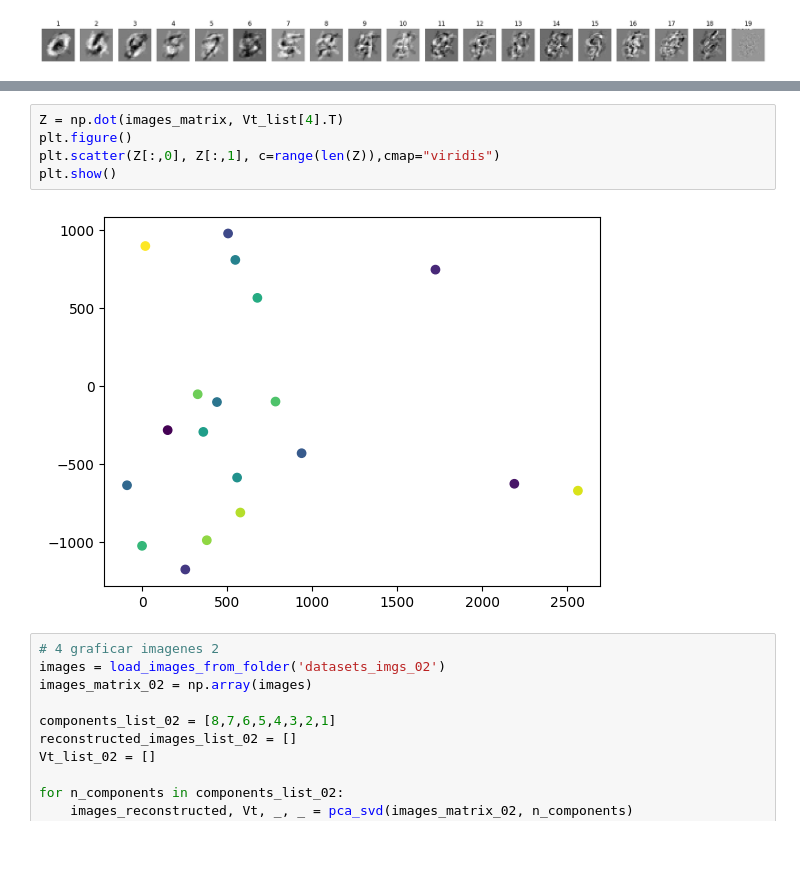
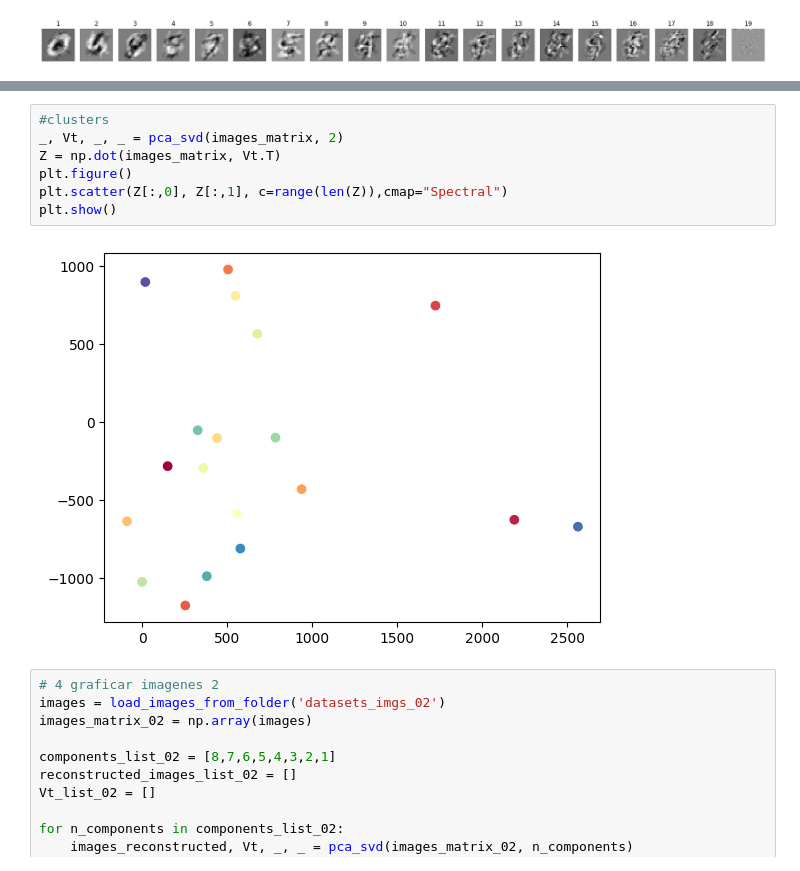
Before and after one commit to lucasU1969/tp_m-todos_2, a Jupyter notebook: punto2.ipynb, the cells around one changed output, grey strips where cells are left out. Drawn from its saved outputs; the diff is of its cells as text.

```diff
--- a/punto2.ipynb
+++ b/punto2.ipynb
@@ -202,12 +181,14 @@ plt.show()
 3308.727467388738
 [figure]
 # %%
-Z = np.dot(images_matrix, Vt_list[4].T)
+#clusters
+_, Vt, _, _ = pca_svd(images_matrix, 2)
+Z = np.dot(images_matrix, Vt.T)
 plt.figure()
-plt.scatter(Z[:,0], Z[:,1], c=range(len(Z)),cmap="viridis")
+plt.scatter(Z[:,0], Z[:,1], c=range(len(Z)),cmap="Spectral")
 plt.show()
 # %% [output]
-[figure, old version]
+[figure, new version]
 # %%
 # 4 graficar imagenes 2
 images = load_images_from_folder('datasets_imgs_02')
```
Also changed, not shown: parts of 7 cells of this notebook.
